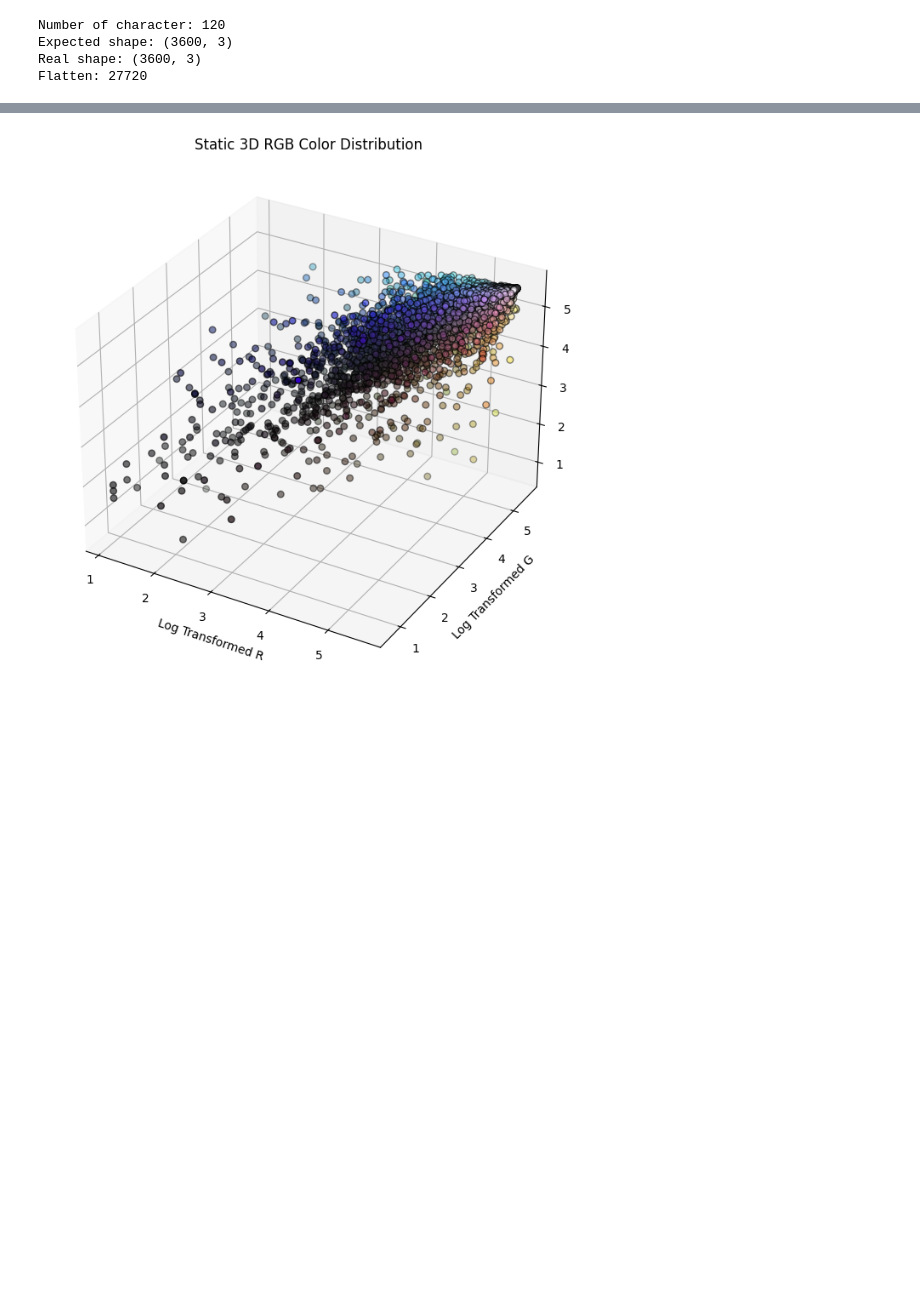
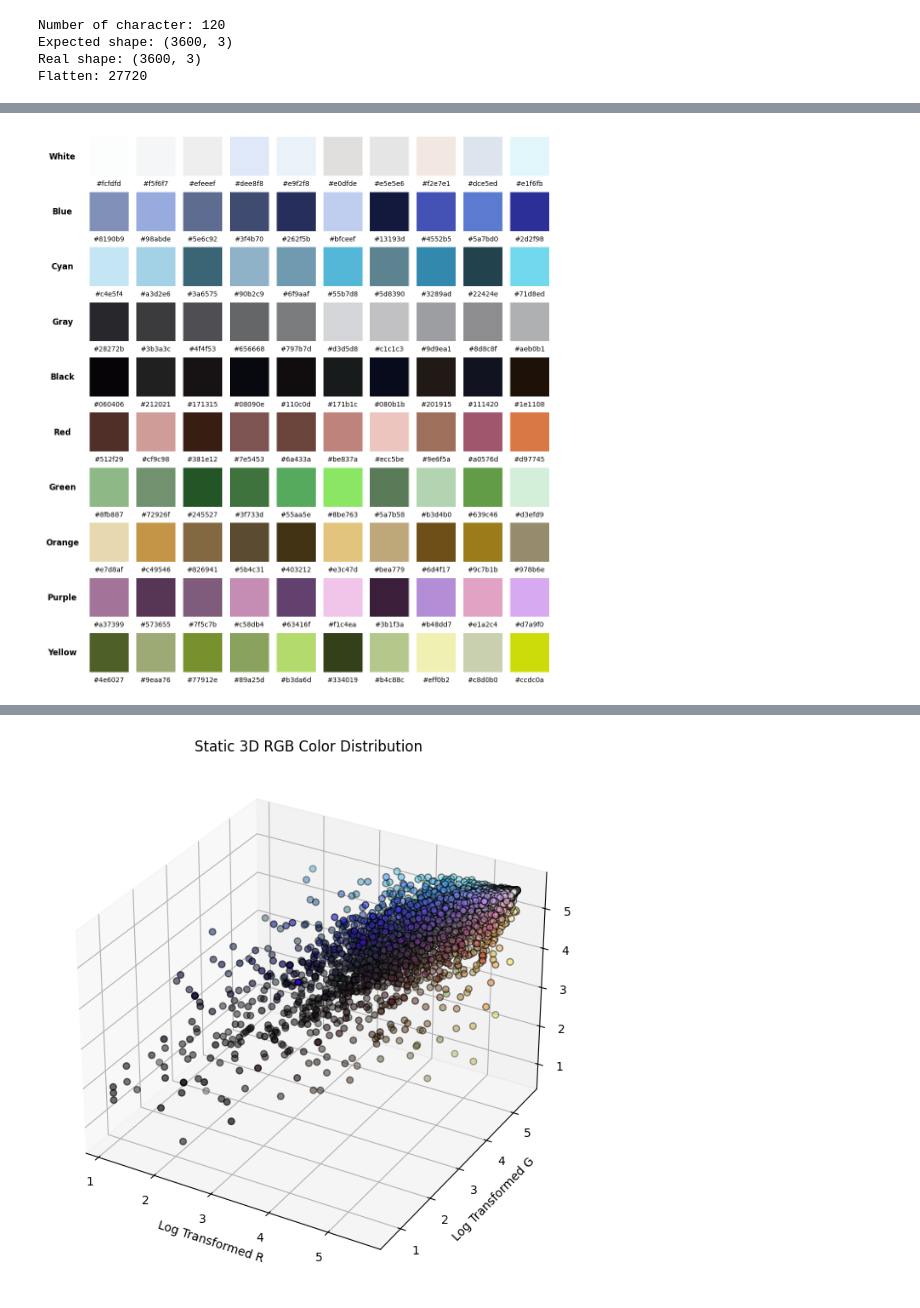
Before and after one commit to MarcoAlandAdinanda/Deep_Anime_Color_Palette_Analysis, a Jupyter notebook: statAnalysis.ipynb, the cells around one changed output, grey strips where cells are left out. Drawn from its saved outputs; the diff is of its cells as text; code cells hidden in the pictures; blank space fills up the shorter version.

```diff
--- a/statAnalysis.ipynb
+++ b/statAnalysis.ipynb
@@ -530,0 +292,65 @@ plt.show()
+# %%
+import matplotlib.pyplot as plt
+import numpy as np
+from sklearn.cluster import KMeans
+from collections import Counter
+
+container = {}
+
+for color in df_rgb['Color Category'].unique():
+    # Extract RGB values for the current color category
+    data = df_rgb.loc[df_rgb['Color Category'] == color].to_numpy()[:, :-1].astype(float)
+    n_samples = data.shape[0]
+
+    if n_samples > 1:
+        # Dynamically set clusters based on available data
+        n_clusters = min(n_samples, 10)
+
+        # Initialize and fit KMeans
+        kmeans = KMeans(n_clusters=n_clusters, random_state=42, n_init='auto')
+        kmeans.fit(data)
+
+        # Get cluster sizes and sort centers by frequency
+        cluster_counts = Counter(kmeans.labels_)
+        sorted_centers = sorted(kmeans.cluster_centers_,
+                              key=lambda x: -cluster_counts[np.where((kmeans.cluster_centers_ == x).all(axis=1))[0][0]])
+
+        colors_to_display = np.array(sorted_centers)
+    else:
+        colors_to_display = data
+
+    # Store original values before normalization
+    container[color] = colors_to_display.copy()
+
+# Normalize colors for visualization
+for key in container:
+    container[key] /= 255.0
+
+# Determine the maximum number of colors in any category
+max_colors = max(len(colors) for colors in container.values())
+
+# Create figure
+fig, ax = plt.subplots(len(container), max_colors + 1, figsize=(15, len(container) * 1.5))
+fig.subplots_adjust(left=0.2, right=0.9, top=0.85, bottom=0.1)
+
+for row, (color_name, color_values) in enumerate(container.items()):
+    # Display category name on the left
+    ax[row, 0].text(0.5, 0.5, color_name, fontsize=12, ha='center', va='center', fontweight='bold')
+    ax[row, 0].axis('off')
+
+    # Display color swatches
+    for col in range(max_colors):
+        ax[row, col + 1].axis('off')
+        if col < len(color_values):
+            ax[row, col + 1].imshow([[color_values[col]]])
+
+            # Convert RGB to hex
+            rgb = (color_values[col] * 255).astype(int)
+            hex_color = "#{:02x}{:02x}{:02x}".format(rgb[0], rgb[1], rgb[2])
+
+            # Display hex code at the top
+            ax[row, col + 1].text(0.5, -0.2, hex_color, fontsize=10, ha='center', va='center', transform=ax[row, col + 1].transAxes)
+
+plt.show()
+# %% [output]
+[figure, added]
```
Also changed, not shown: parts of 8 cells of this notebook.
